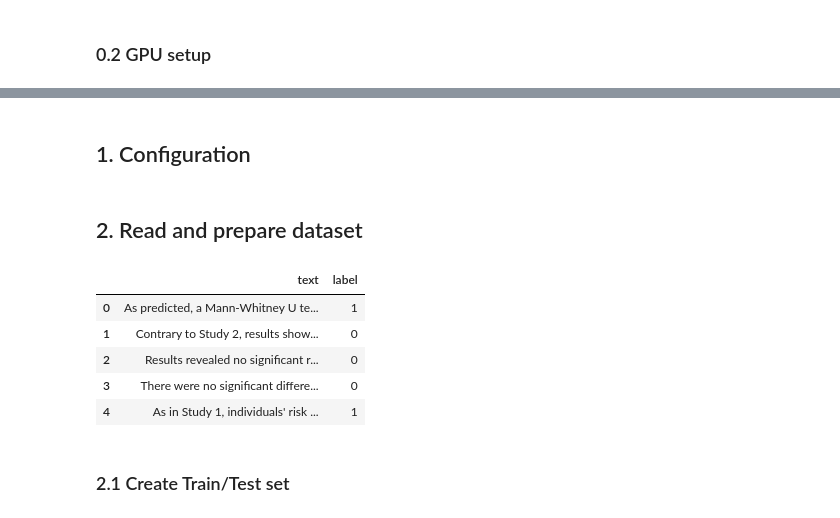
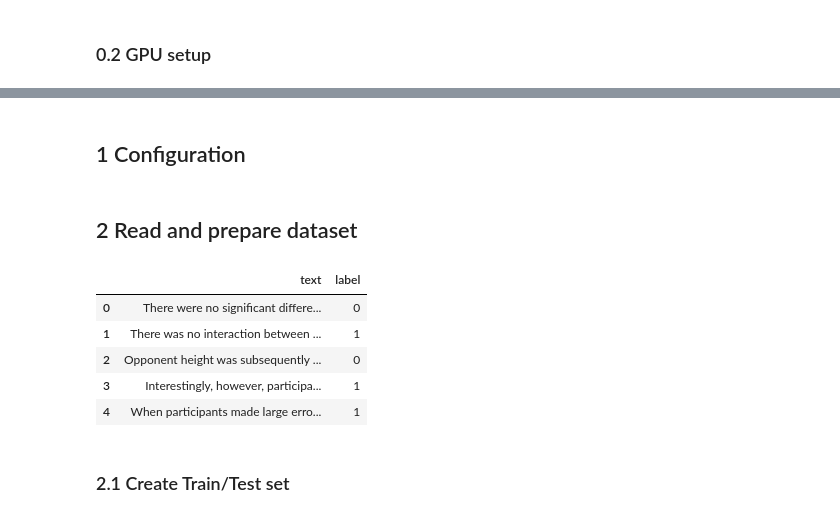
Before and after one commit to Raphael-Merz/nonsig-master-thesis, a Jupyter notebook: notebooks/python/BERT training with Early Stopping.ipynb, the cells around one changed output, grey strips where cells are left out. Drawn from its saved outputs; the diff is of its cells as text; code cells hidden in the pictures.

```diff
--- a/notebooks/python/BERT training with Early Stopping.ipynb
+++ b/notebooks/python/BERT training with Early Stopping.ipynb
@@ -52,8 +95,10 @@ NVIDIA GeForce RTX 3070
 # %% [markdown]
-## 1. Configuration
+## 1 Configuration
 # %%
 # Data variables
-data_path = r"../../data/training_data/labeled/2025-06-28_labeled_data.xlsx" # path to the Excel file with the labeled data
+data_path = "../../data/training_data/labeled/labeled_data.xlsx" # path to the Excel file with the labeled data
+validation_path = "../../data/validation_data/validation_data.csv" # path to where the validation set should be stored
+results_path = "../../data/training_data/labeled/model_performance.csv" # path to where the results should be stored
 text_column_name = "expanded" # name of the column containing the text to classify
 label_column_name = "label_strict" # name of the column containing the labels (0 = correct or 1 = incorrect)
 num_labels = 2 # binary classification (see above)
@@ -63,7 +108,7 @@ model_name = "bert-base-uncased" # standard; I specify other models in the "3. I
 test_size = 0.2 # ratio of the dataset to be used for testing
 max_length = 350 # maximum length of the input sequences for BERT
 num_epochs = 10 # number of epochs for training
-batch_size = 16 # batch size for training and evaluation
+batch_size = 8 # batch size for training and evaluation
 learning_rate = 2e-5 # learning rate for the optimizer
 weight_decay = 0.01 # weight decay for the optimizer
 early_stopping_patience = 2 # number of epochs with no improvement after which training will be stopped
@@ -71,16 +116,25 @@ early_stopping_patience = 2 # number of epochs with no improvement after which t
 # Seed for reproducibility
 import random
 import numpy as np
+from transformers import set_seed
+import os
+
 seed = 42
+
+os.environ['PYTHONHASHSEED'] = str(seed)
 random.seed(seed)
 np.random.seed(seed)
 torch.manual_seed(seed)
 torch.cuda.manual_seed_all(seed)
+set_seed(seed)
+torch.backends.cudnn.deterministic = True
+torch.backends.cudnn.benchmark = False
 # %% [markdown]
-## 2. Read and prepare dataset
+## 2 Read and prepare dataset
 # %%
 import pandas as pd
 from sklearn.utils import resample
+from sklearn.model_selection import train_test_split
 
 # Load the data
 df = pd.read_excel(data_path)
@@ -89,40 +143,54 @@ df = pd.read_excel(data_path)
 df = df.drop(columns=['statement_id', 'section', 'header','div', 'p', 's', 'article_id', 'p_comp', 'p_value', 'context', 'text', 'label_kind', 'label_keywords', 'label_comment'])
 
 # Change column names
 df = df.rename(columns={text_column_name: 'text', label_column_name: 'label'})
 
-# Remove rows where 'label' is NA or -99
-df = df[~df['label'].isna() & (df['label'] != -99)]
+# Remove rows where 'label' is NA
+df = df[df['label'].notna()]
+
+# Put 20 % of the data (with labels 0, 1, or -99) into a validation set
+df, val_df = train_test_split(
+    df,
+    test_size=0.2,
+    stratify=df['label'],
+    random_state=seed
+)
+
+# Save validation set as 'validation_data.csv' at 'validation_path'
+val_df.to_csv(validation_path, index=False)
+
+# Remove rows where 'label' is -99
+df = df[df['label'] != -99]
 
 # Convert label column to int (required for classification)
 df['label'] = df['label'].astype(int)
 
 # Balance labels via undersampling (generalized)
 label_counts = df['label'].value_counts()  # Get counts of each label
 minority_label = label_counts.idxmin() # Get the minority label
 majority_label = label_counts.idxmax() # Get the majority label
 
 df_minority = df[df['label'] == minority_label]
 df_majority = df[df['label'] == majority_label]
 
 df_majority_downsampled = resample( # Downsample majority label
     df_majority,
     replace=False,
     n_samples=len(df_minority),
     random_state=seed
 )
 
 df = pd.concat([df_majority_downsampled, df_minority]).sample(frac=1, random_state=seed).reset_index(drop=True)
 
 # Show head
 df.head()
 # %% [output]
 |  | text | label |
-| 0 | As predicted, a Mann-Whitney U te... | 1 |
-| 1 | Contrary to Study 2, results show... | 0 |
-| 2 | Results revealed no significant r... | 0 |
-| 3 | There were no significant differe... | 0 |
-| 4 | As in Study 1, individuals' risk ... | 1 |
+| 0 | There were no significant differe... | 0 |
+| 1 | There was no interaction between ... | 1 |
+| 2 | Opponent height was subsequently ... | 0 |
+| 3 | Interestingly, however, participa... | 1 |
+| 4 | When participants made large erro... | 1 |
 # %% [markdown]
 ### 2.1 Create Train/Test set
 # %%
```
Also changed, not shown: parts of 22 cells of this notebook, 5 other files.
